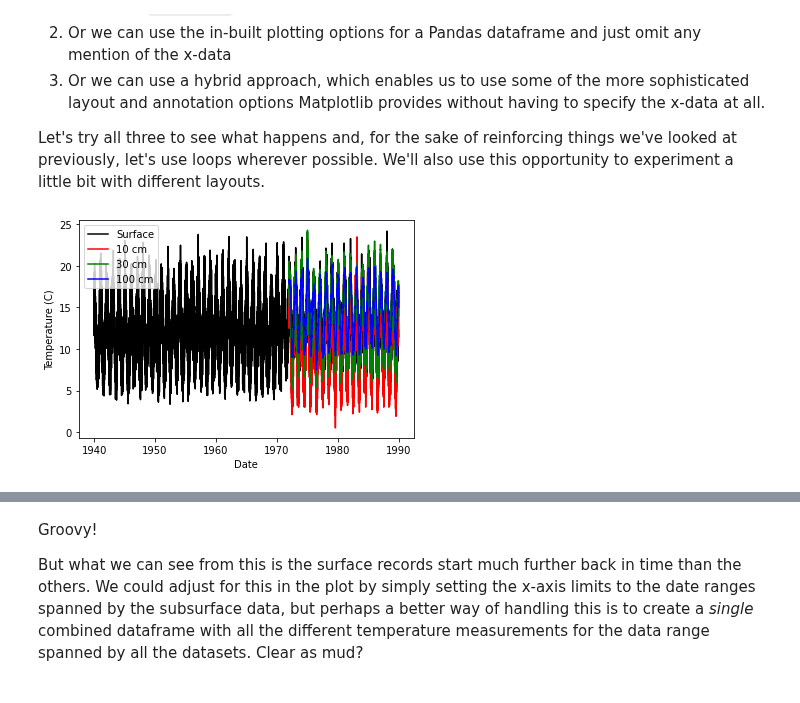
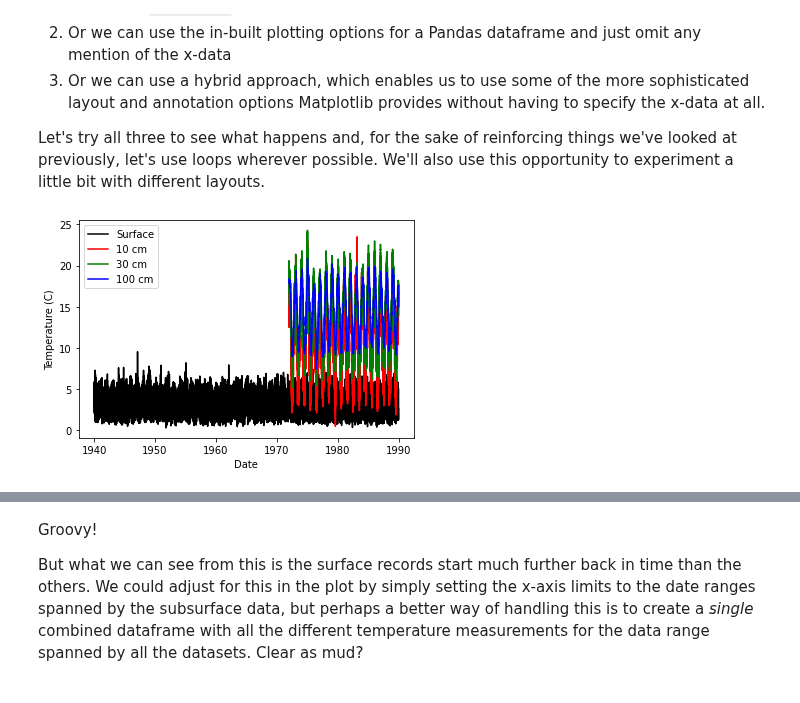
Before and after one commit to calum-chamberlain/ESCI451-Python, a Jupyter notebook: ESCI451_Module_3B.ipynb, the cells around one changed output, grey strips where cells are left out. Drawn from its saved outputs; the diff is of its cells as text; code cells hidden in the pictures.

Commit message:
Make Temperature loading more robust

```diff
--- a/ESCI451_Module_3B.ipynb
+++ b/ESCI451_Module_3B.ipynb
@@ -59,5 +59,6 @@ The first column of each of these files contains the measurement date in the for
 # %%
-def parser(date): return dt.strptime(date, '%Y%m%d:%H%M')
+def parser(date):
+    return dt.strptime(date, '%Y%m%d:%H%M')
 
 
 T0 = pd.read_csv(
@@ -96,5 +97,5 @@ Before going any further, we're going to spend a bit of time manipulating each o
 
 In the case of the surface measurements, T0, we will calculate a rough mean daily temperature by averaging the maximum and minimum values. (Climate scientists would do this much more carefully and would likely use hourly records for this.)
 # %%
-T0['Temperature'] = T0.apply(lambda df: (df['Tmax'] + df['Tmin']) / 2, axis=1)
+T0['Temperature'] = (T0.Tmax - T0.Tmin) / 2
 # %% [markdown]
@@ -121,3 +124,25 @@ T0
+# %%
+def load_temp_data():
+    """ Load and amalgamate temperature data at four depths. """
+    # We can define function-local functions that are only visible within our main function.
+    def local_parser(date):
+        return dt.strptime(date, '%Y%m%d:%H%M')
+
+    T0 = pd.read_csv(
+        'data/1939-1989-surface-temperature-CliFlo.csv',
+        parse_dates=['Date'], date_parser=parser, index_col='Date')
+    T10 = pd.read_csv(
+        'data/1939-1989-10cm-temperature-CliFlo.csv',
+        parse_dates=['Date'], date_parser=parser, index_col='Date')
+    T30 = pd.read_csv(
+        'data/1939-1989-30cm-temperature-CliFlo.csv',
+        parse_dates=['Date'], date_parser=parser, index_col='Date')
+    T100 = pd.read_csv(
+        'data/1939-1989-100cm-temperature-CliFlo.csv',
+        parse_dates=['Date'], date_parser=parser, index_col='Date')
+
+    T0['Temperature'] = (T0.Tmax - T0.Tmin) / 2
+    return T0, T10, T30, T100
 # %% [markdown]
 ## Plotting subsets of time series data using Matplotlib, Pandas, and hybrid approaches
 
@@ -131,15 +156,17 @@ In any case, now's the time to get an idea of what the data look like by just pl
 Let's try all three to see what happens and, for the sake of reinforcing things we've looked at previously, let's use loops wherever possible. We'll also use this opportunity to experiment a little bit with different layouts.
 # %%
 # 1. Pure Matplotlib
+T0, T10, T30, T100 = load_temp_data()
+
 fig, ax = plt.subplots()
 for component, colour, label in zip([T0, T10, T30, T100], ["black", "red", "green", "blue"], ['Surface', '10 cm', '30 cm', '100 cm']):
     ax.plot(component.index,
             component['Temperature'], color=colour, label=label)
 ax.set_xlabel('Date')
 ax.set_ylabel('Temperature (C)')
 ax.legend()
 plt.show()
 # %% [output]
-[figure, old version]
+[figure, new version]
 # %%
 # 2. Pure Pandas plotting
```
Also changed, not shown: parts of 19 cells of this notebook.
